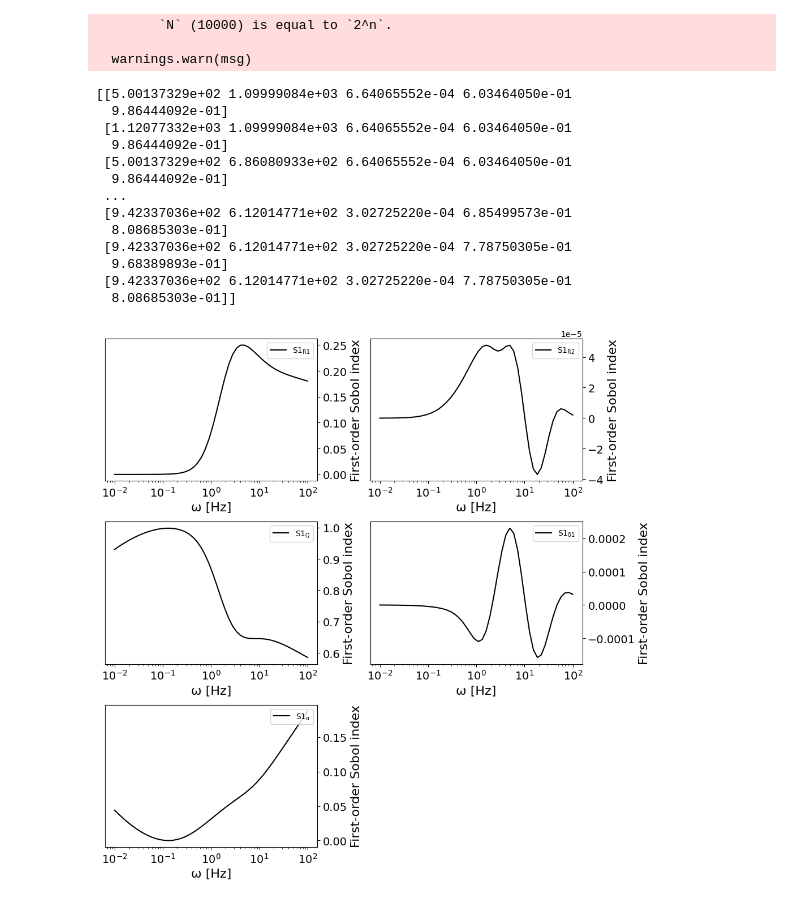
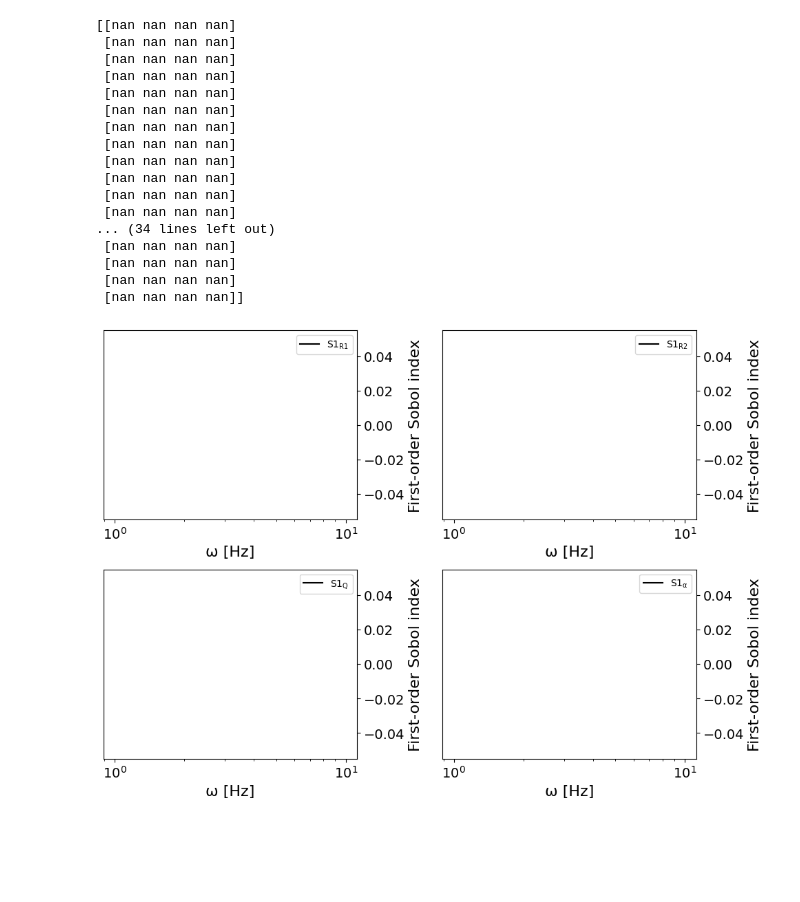
Before and after one commit to Yugal0/fitting-sensitivity-analysis, a Jupyter notebook: SAonLinear.ipynb, the cells around one changed output. Drawn from its saved outputs; the diff is of its cells as text; code cells hidden in the pictures; blank space fills up the shorter version.

```diff
--- a/SAonLinear.ipynb
+++ b/SAonLinear.ipynb
@@ -25,7 +25,7 @@ Ishigami
 #     Z=2*(R1)*(C1*C2*S1*k12+S2)/(S1*(C2*S1*k12+C1*S2))
 
 #     return np.abs(Z)
-def TLMlinnew(p,f):
+def TLMlinnew(f,p):
     omega = 2 * np.pi * np.array(f)
     R1, R2, Q, alpha = p[0], p[1], p[2], p[3]
     t12=R1/R2
@@ -73,13 +73,14 @@ problem ={
     'bounds': [[500,2000],[500,2000],[1e-4,1e-3],[0.8,1]]
 }
 # %%
-param_values = saltelli.sample(problem, 10000)
+param_values = saltelli.sample(problem, 2**4)
 
-print(param_values)
+# print(param_values)
 
 # evaluate
 f = np.logspace(-2, 2, 50)
-y = np.array([TLMtwo(f, params) for params in param_values])
+mp.dps=100
+y = np.array([TLMlinnew(f, params) for params in param_values])
 
 # print(param_values.shape)
 # print(y.shape)
@@ -89,54 +90,58 @@ sobol_indices = [sobol.analyze(problem, Y) for Y in y.T]
 
 # print("Sobol Indices")
 # print(sobol_indices)
-# %% [output]
-        `N` (10000) is equal to `2^n`.
-
-  warnings.warn(msg)
-[[5.00137329e+02 1.09999084e+03 6.64065552e-04 6.03464050e-01
-  9.86444092e-01]
- [1.12077332e+03 1.09999084e+03 6.64065552e-04 6.03464050e-01
-  9.86444092e-01]
- [5.00137329e+02 6.86080933e+02 6.64065552e-04 6.03464050e-01
-  9.86444092e-01]
- ...
- [9.42337036e+02 6.12014771e+02 3.02725220e-04 6.85499573e-01
-  8.08685303e-01]
- [9.42337036e+02 6.12014771e+02 3.02725220e-04 7.78750305e-01
-  9.68389893e-01]
- [9.42337036e+02 6.12014771e+02 3.02725220e-04 7.78750305e-01
-  8.08685303e-01]]
 # %%
 S1s = np.array([s['S1'] for s in sobol_indices])
+
+print(S1s)
 
 fig = plt.figure(figsize=(10, 10), constrained_layout=True)
 gs = fig.add_gridspec(3, 2)
 
 ax0 = fig.add_subplot(gs[0, 0])
 ax1 = fig.add_subplot(gs[0, 1])
 ax2 = fig.add_subplot(gs[1, 0])
 ax3 = fig.add_subplot(gs[1, 1])
-ax4 = fig.add_subplot(gs[2, 0])
+# ax4 = fig.add_subplot(gs[2, 0])
 # ax4 = fig.add_subplot(gs[2, 1])
 # ax2 = fig.add_subplot(gs[1, 1])
 
-for i, ax in enumerate([ax0, ax1, ax2, ax3, ax4]):
+
+
+for i, ax in enumerate([ax0, ax1, ax2, ax3]):
     ax.plot(f, S1s[:, i],
             label=r'S1$_\mathregular{{{}}}$'.format(problem["names"][i]),
             color='black')
     ax.set_xscale("log")
     ax.set_xlabel("ω [Hz]",fontsize=16)
     ax.set_ylabel("First-order Sobol index",fontsize=16)
 
     # ax.set_ylim(0, 1.04)
     ax.tick_params(labelsize=14)
     ax.yaxis.set_label_position("right")
     ax.yaxis.tick_right()
 
     ax.legend(loc='upper right')
 
 fig.tight_layout()
 fig.savefig("ownSobol.png",dpi=500)
 plt.show()
 # %% [output]
+[[nan nan nan nan]
+ [nan nan nan nan]
+ [nan nan nan nan]
+ [nan nan nan nan]
+ [nan nan nan nan]
+ [nan nan nan nan]
+ [nan nan nan nan]
+ [nan nan nan nan]
+ [nan nan nan nan]
+ [nan nan nan nan]
+ [nan nan nan nan]
+ [nan nan nan nan]
+... (34 lines left out)
+ [nan nan nan nan]
+ [nan nan nan nan]
+ [nan nan nan nan]
+ [nan nan nan nan]]
-[figure, old version]
+[figure, new version]
```
Also changed, not shown: 1 other file.
